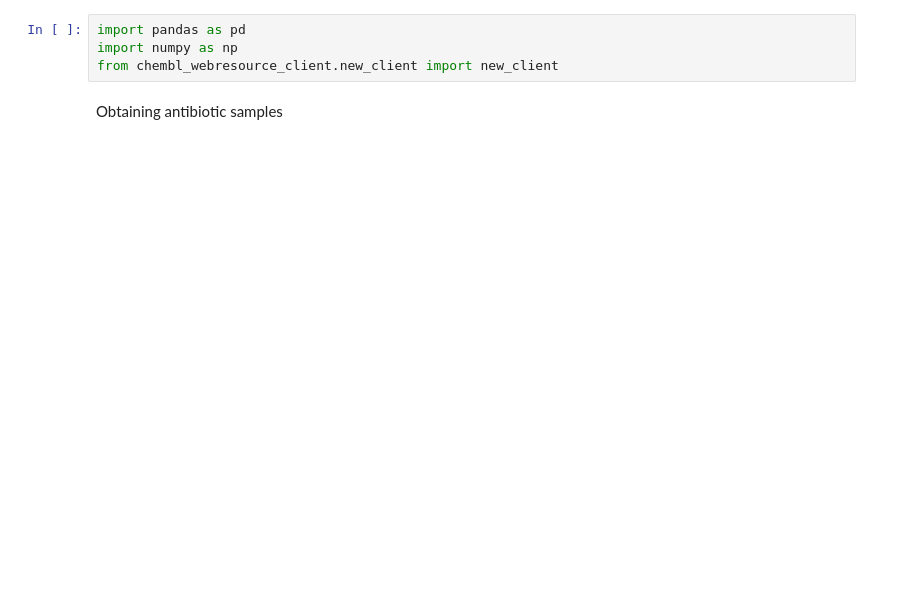
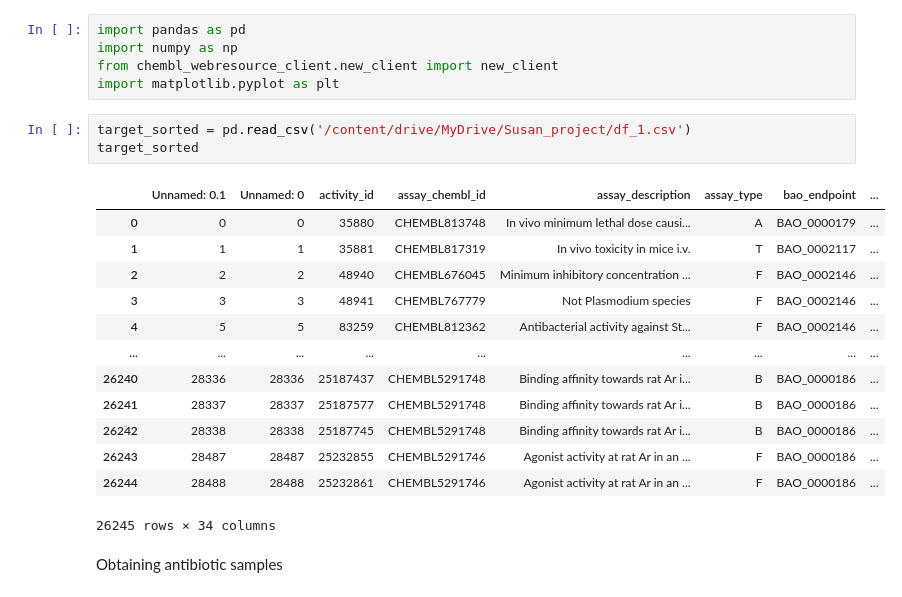
Before and after one commit to Igor-source/Made_code, a Jupyter notebook: Activity_drugs.ipynb, the cells around one changed output. Drawn from its saved outputs; the diff is of its cells as text; blank space fills up the shorter version.

```diff
--- a/Activity_drugs.ipynb
+++ b/Activity_drugs.ipynb
@@ -22,5 +24,23 @@ Requirement already satisfied: six in /usr/local/lib/python3.10/dist-packages (f
 import pandas as pd
 import numpy as np
 from chembl_webresource_client.new_client import new_client
+import matplotlib.pyplot as plt
+# %%
+target_sorted = pd.read_csv('/content/drive/MyDrive/Susan_project/df_1.csv')
+target_sorted
+# %% [output]
+|  | Unnamed: 0.1 | Unnamed: 0 | activity_id | assay_chembl_id | assay_description | assay_type | bao_endpoint | ... |
+| 0 | 0 | 0 | 35880 | CHEMBL813748 | In vivo minimum lethal dose causi... | A | BAO_0000179 | ... |
+| 1 | 1 | 1 | 35881 | CHEMBL817319 | In vivo toxicity in mice i.v. | T | BAO_0002117 | ... |
+| 2 | 2 | 2 | 48940 | CHEMBL676045 | Minimum inhibitory concentration ... | F | BAO_0002146 | ... |
+| 3 | 3 | 3 | 48941 | CHEMBL767779 | Not Plasmodium species | F | BAO_0002146 | ... |
+| 4 | 5 | 5 | 83259 | CHEMBL812362 | Antibacterial activity against St... | F | BAO_0002146 | ... |
+| ... | ... | ... | ... | ... | ... | ... | ... | ... |
+| 26240 | 28336 | 28336 | 25187437 | CHEMBL5291748 | Binding affinity towards rat Ar i... | B | BAO_0000186 | ... |
+| 26241 | 28337 | 28337 | 25187577 | CHEMBL5291748 | Binding affinity towards rat Ar i... | B | BAO_0000186 | ... |
+| 26242 | 28338 | 28338 | 25187745 | CHEMBL5291748 | Binding affinity towards rat Ar i... | B | BAO_0000186 | ... |
+| 26243 | 28487 | 28487 | 25232855 | CHEMBL5291746 | Agonist activity at rat Ar in an ... | F | BAO_0000186 | ... |
+| 26244 | 28488 | 28488 | 25232861 | CHEMBL5291746 | Agonist activity at rat Ar in an ... | F | BAO_0000186 | ... |
+26245 rows × 34 columns
 # %% [markdown]
 Obtaining antibiotic samples
```
Also changed, not shown: parts of 7 cells of this notebook.
